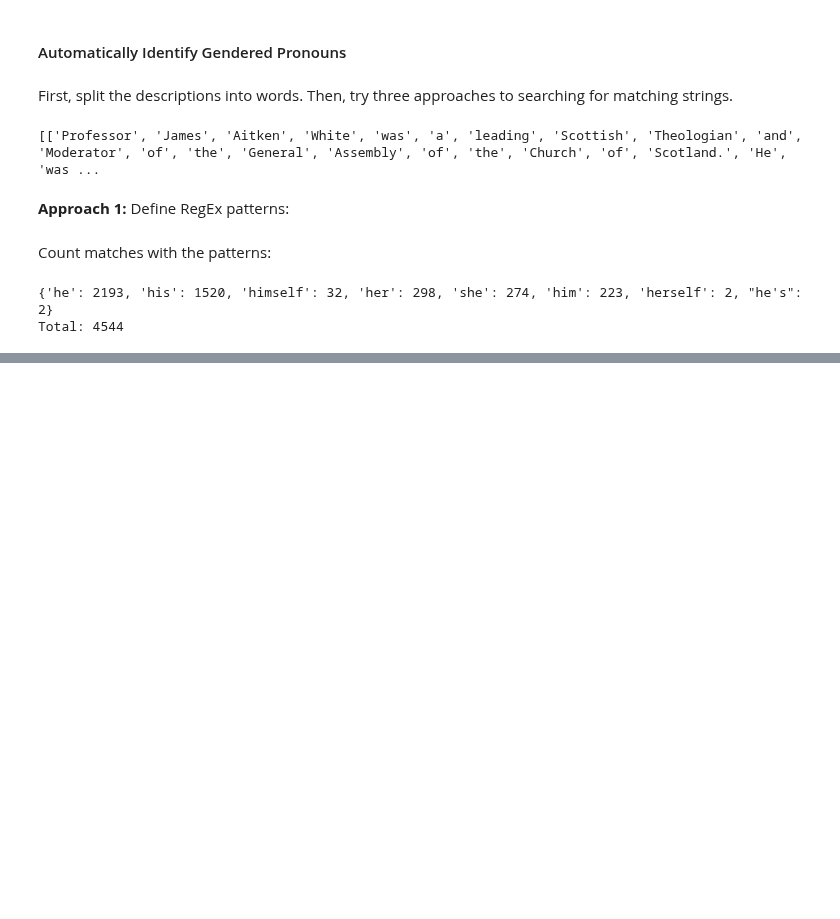
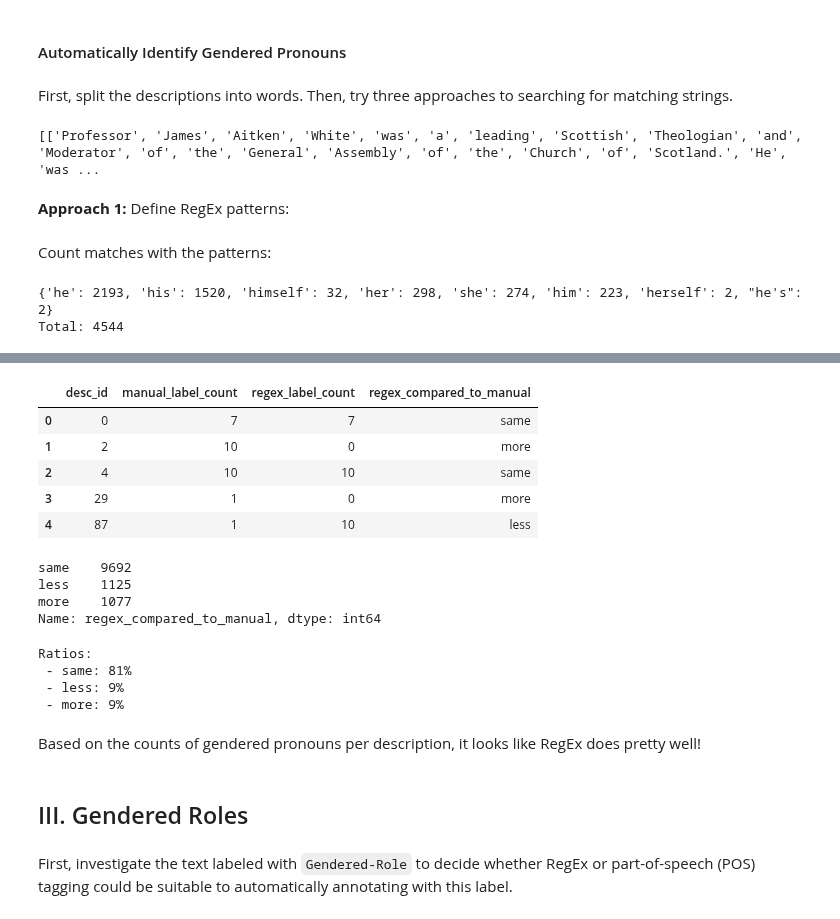
Before and after one commit to thegoose20/gender-bias, a Jupyter notebook: analysis/Analysis_GenderedPronounsRoles.ipynb, the cells around one changed output, grey strips where cells are left out. Drawn from its saved outputs; the diff is of its cells as text; code cells hidden in the pictures; blank space fills up the shorter version.

```diff
--- a/analysis/Analysis_GenderedPronounsRoles.ipynb
+++ b/analysis/Analysis_GenderedPronounsRoles.ipynb
@@ -212,0 +205,15 @@ df_gp.head()
+# %%
+desc_ids = list(df_desc.desc_id)
+desc_dict = dict(zip(desc_ids,descs_split))
+automatic_labels = dict.fromkeys(desc_ids,0)
+for desc_id,desc in desc_dict.items():
+    matches = utils.countMatches(desc, pattern_list)
+    total_matches = int(np.asarray(list(matches.values())).sum())
+    automatic_labels[desc_id] = total_matches
+# %%
+manual_desc_ids = list(gp_counts_per_desc.desc_id)
+ids_to_add = [desc_id for desc_id in desc_ids if desc_id not in manual_desc_ids]
+label_counts_to_add = [0]*len(ids_to_add)
+to_add = pd.DataFrame({"desc_id":ids_to_add, "label":label_counts_to_add})
+gp_counts_per_desc = pd.concat([gp_counts_per_desc,to_add])
+gp_counts_per_desc.tail()
@@ -212,0 +227,4 @@ df_gp.head()
+# %%
+gp_counts_per_desc = gp_counts_per_desc.rename(columns={"label":"manual_label_count"})
+gp_counts_per_desc.insert(len(gp_counts_per_desc.columns), "regex_label_count", list(automatic_labels.values()))
+gp_counts_per_desc.head()
@@ -212,0 +238,27 @@ df_gp.head()
+# %%
+manual = list(gp_counts_per_desc.manual_label_count)
+regex = list(gp_counts_per_desc.regex_label_count)
+comparison_to_manual = []
+for i,manual_count in enumerate(manual):
+    if manual_count == regex[i]:
+        comparison_to_manual += ["same"]
+    elif manual_count > regex[i]:
+        comparison_to_manual += ["more"]
+    else:
+        comparison_to_manual += ["less"]
+gp_counts_per_desc.insert(len(gp_counts_per_desc.columns),"regex_compared_to_manual",comparison_to_manual)
+gp_counts_per_desc.head()
+# %% [output]
+|  | desc_id | manual_label_count | regex_label_count | regex_compared_to_manual |
+| 0 | 0 | 7 | 7 | same |
+| 1 | 2 | 10 | 0 | more |
+| 2 | 4 | 10 | 10 | same |
+| 3 | 29 | 1 | 0 | more |
+| 4 | 87 | 1 | 10 | less |
+# %%
+gp_counts_per_desc.regex_compared_to_manual.value_counts()
+# %% [output]
+same    9692
+less    1125
+more    1077
+Name: regex_compared_to_manual, dtype: int64
@@ -212,0 +267,19 @@ df_gp.head()
+# %%
+same_count = gp_counts_per_desc.regex_compared_to_manual.value_counts()[0]
+less_count = gp_counts_per_desc.regex_compared_to_manual.value_counts()[1]
+more_count = gp_counts_per_desc.regex_compared_to_manual.value_counts()[2]
+print("Ratios:")
+print(" - same:",str(round((same_count/total)*100))+"%")
+print(" - less:",str(round((less_count/total)*100))+"%")
+print(" - more:",str(round((more_count/total)*100))+"%")
+# %% [output]
+Ratios:
+ - same: 81%
+ - less: 9%
+ - more: 9%
+# %% [markdown]
+Based on the counts of gendered pronouns per description, it looks like RegEx does pretty well!
+# %% [markdown]
+## III. Gendered Roles
+# %% [markdown]
+First, investigate the text labeled with `Gendered-Role` to decide whether RegEx or part-of-speech (POS) tagging could be suitable to automatically annotating with this label.
```
Also changed, not shown: parts of 31 cells of this notebook, 2 other files.
